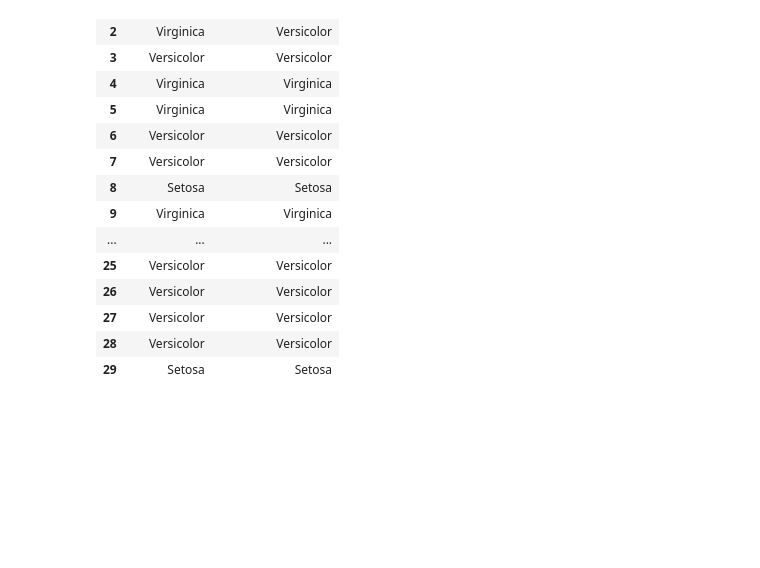
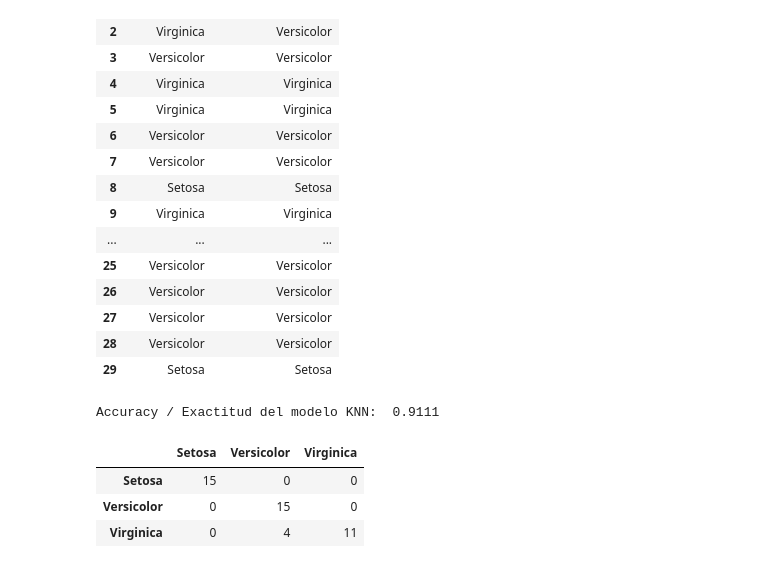
Before and after one commit to Uriel-Montufa/Fundamentos-de-IA, a Jupyter notebook: Laboratorios/Lab15.ipynb, the cells around one changed output. Drawn from its saved outputs; the diff is of its cells as text; code cells hidden in the pictures; blank space fills up the shorter version.

```diff
--- a/Laboratorios/Lab15.ipynb
+++ b/Laboratorios/Lab15.ipynb
@@ -180,0 +184,18 @@ pd.DataFrame(
+# %%
+accuracy= accuracy_score(y_test, prediccion)
+print (f"Accuracy / Exactitud del modelo KNN: {accuracy : .4f}")
+# %% [output]
+Accuracy / Exactitud del modelo KNN:  0.9111
+# %%
+matrizConfusion = confusion_matrix(y_test, prediccion)
+matrizConfusionDF = pd.DataFrame(
+    matrizConfusion,
+    index = modelo.classes_,
+    columns = modelo.classes_
+)
+matrizConfusionDF
+# %% [output]
+|  | Setosa | Versicolor | Virginica |
+| Setosa | 15 | 0 | 0 |
+| Versicolor | 0 | 15 | 0 |
+| Virginica | 0 | 4 | 11 |
```
Also changed, not shown: parts of 5 cells of this notebook.
